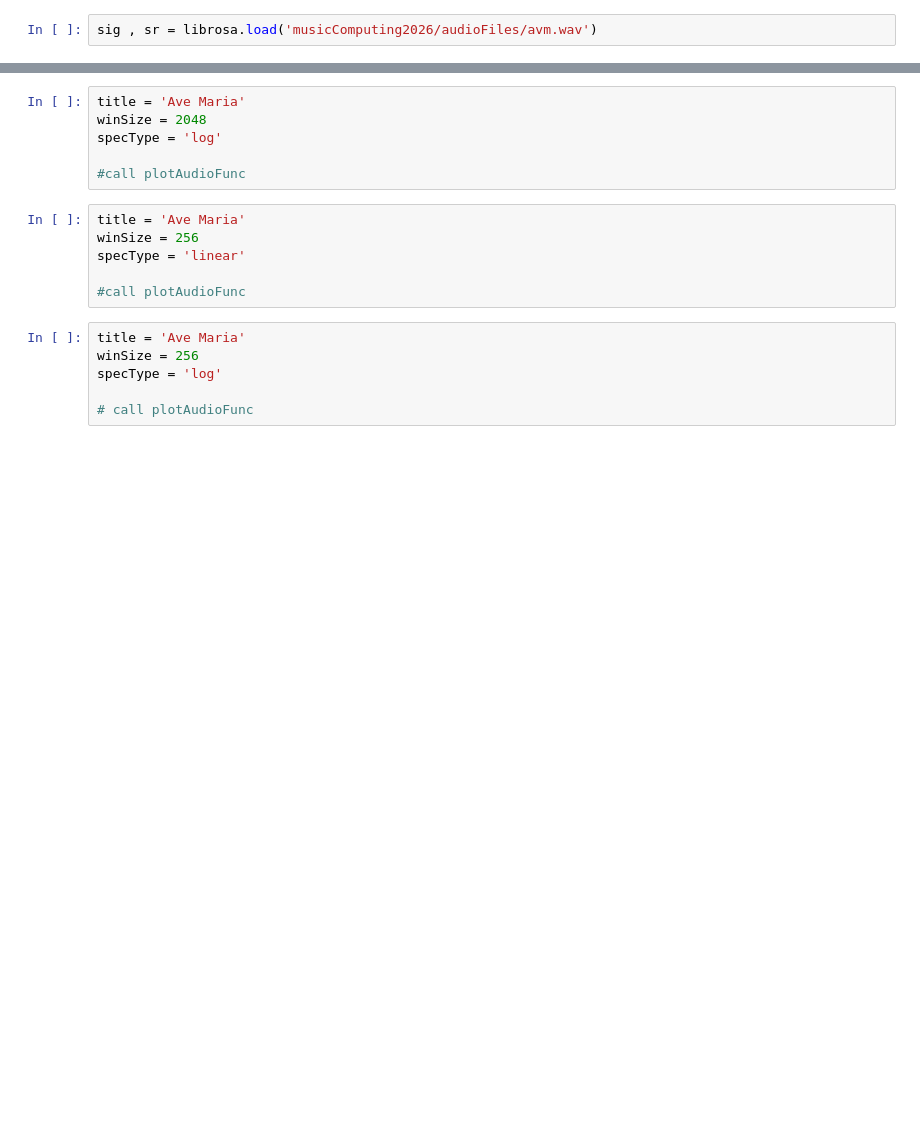
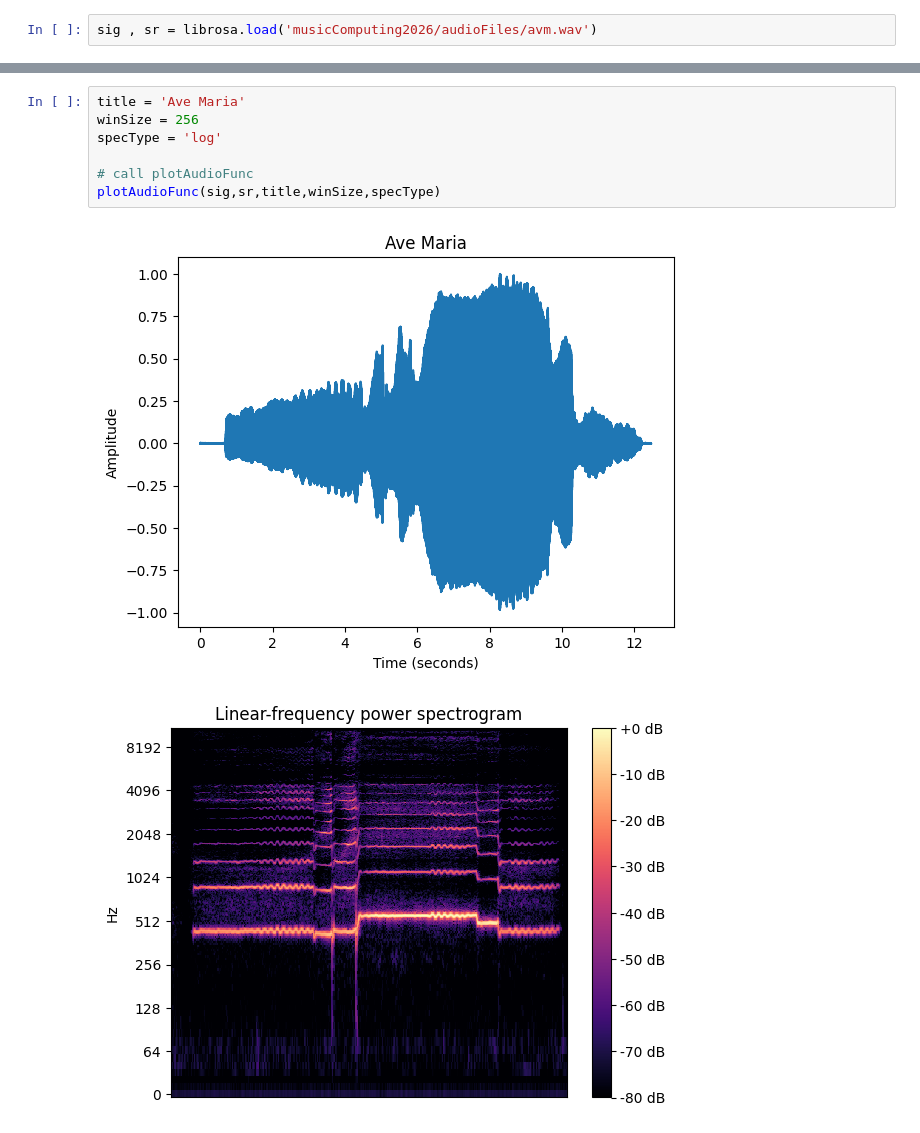
Before and after one commit to shorkelleyss-dot/Musiccomputing2026, a Jupyter notebook: labassignment3.ipynb, the cells around one changed output, grey strips where cells are left out. Saved outputs shown, nothing was run; the diff lists cells and outputs as text; blank space fills up the shorter version.

```diff
--- a/labassignment3.ipynb
+++ b/labassignment3.ipynb
@@ -110,18 +111,10 @@ specType = 'linear'
 # %%
 title = 'Ave Maria'
-winSize = 2048
+winSize = 256
 specType = 'log'
 
-#call plotAudioFunc
+# call plotAudioFunc
+plotAudioFunc(sig,sr,title,winSize,specType)
+# %% [output]
+[figure, added]
+[figure, added]
-# %%
-title = 'Ave Maria'
-winSize = 256
-specType = 'linear'
-
-#call plotAudioFunc
-# %%
-title = 'Ave Maria'
-winSize = 256
-specType = 'log'
-
-# call plotAudioFunc
```
Also changed, not shown: parts of 7 cells of this notebook.
